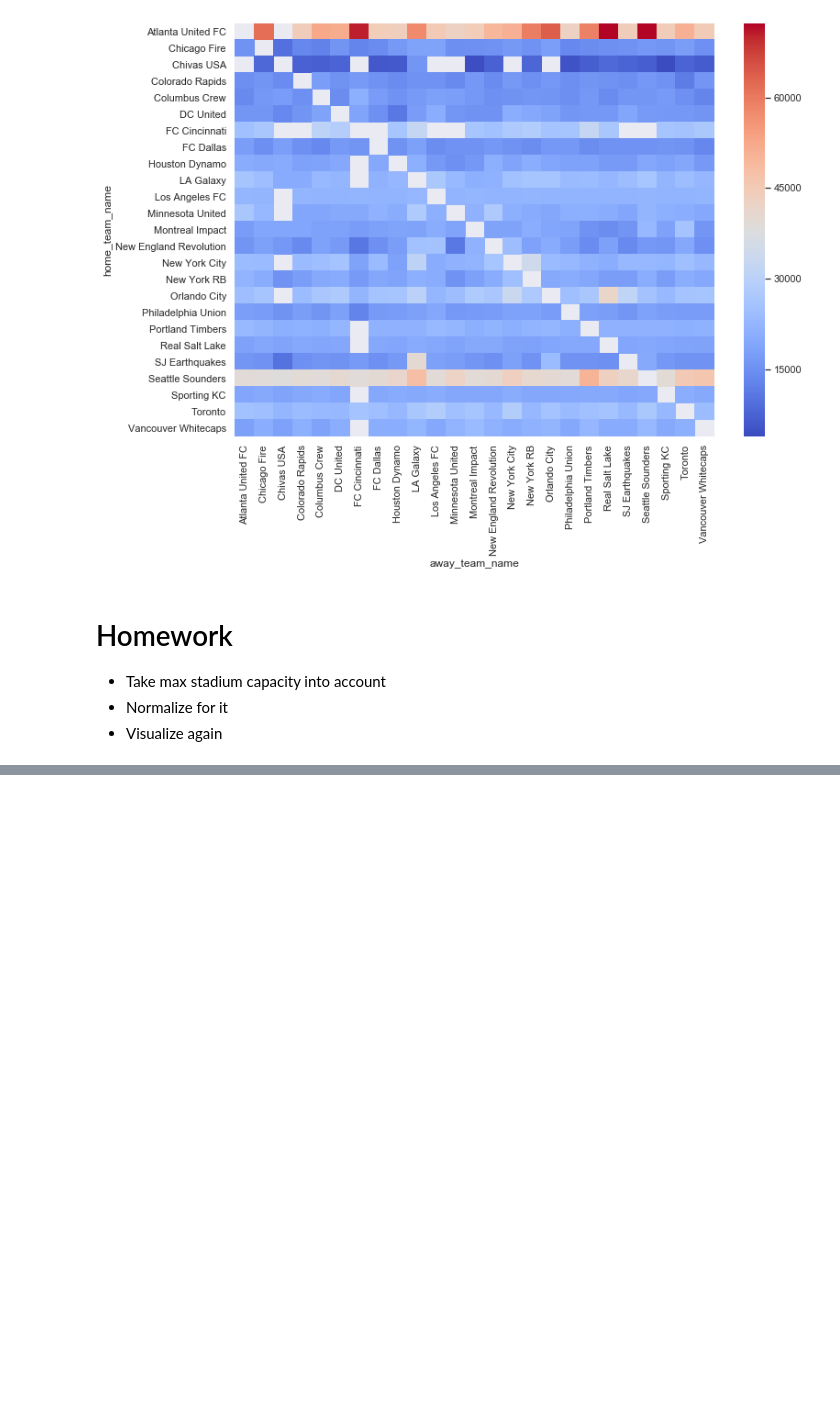
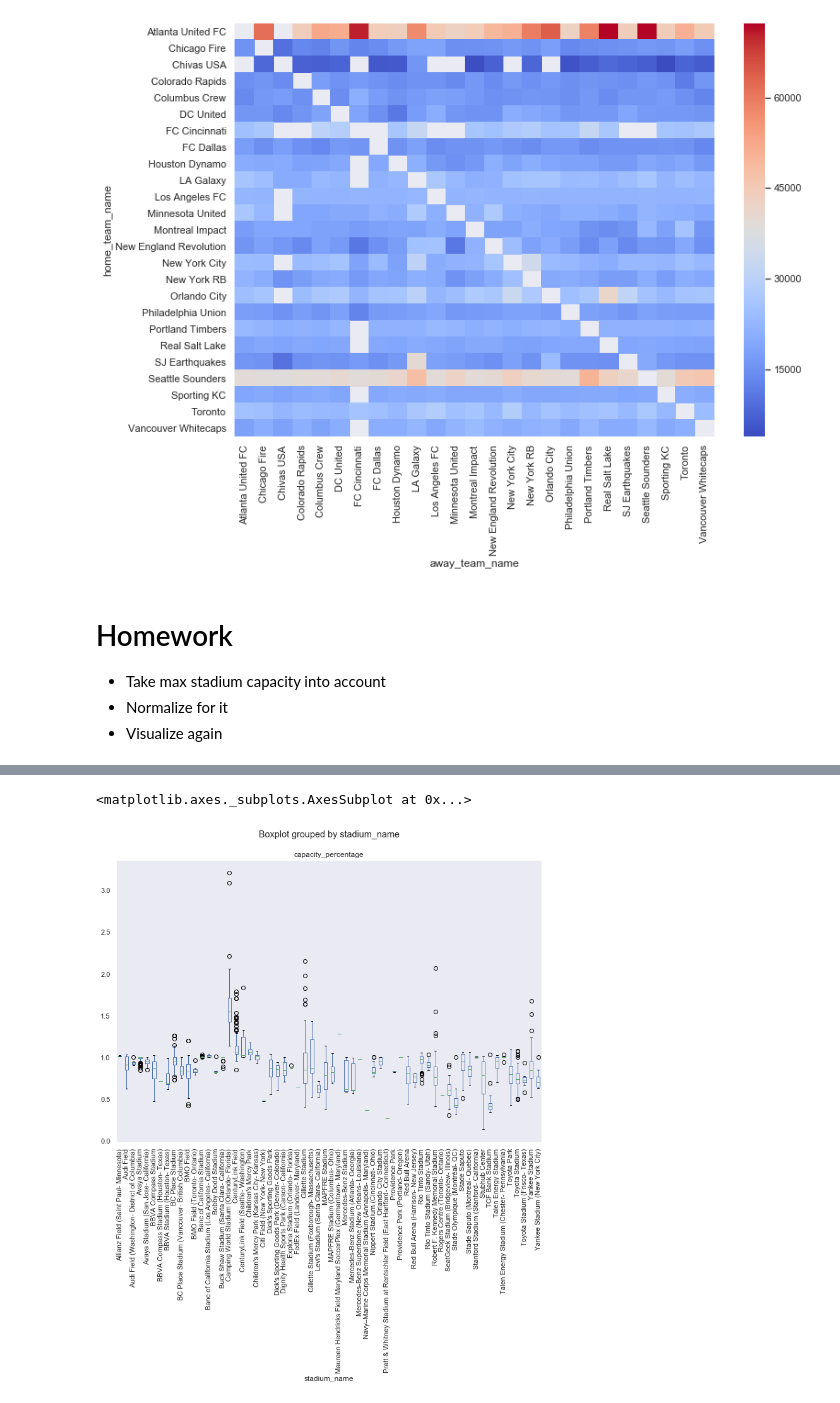
Before and after one commit to novgreenc/SportsDataStudyGroup, a Jupyter notebook: Notebooks/Attendance.ipynb, the cells around one changed output, grey strips where cells are left out. Drawn from its saved outputs; the diff is of its cells as text; code cells hidden in the pictures; blank space fills up the shorter version.

```diff
--- a/Notebooks/Attendance.ipynb
+++ b/Notebooks/Attendance.ipynb
@@ -74,0 +176,8 @@ sns.heatmap(table, cmap='coolwarm')
+# %%
+games_and_stadium_details.boxplot(by='stadium_name',
+                       column=['capacity_percentage'],
+                       grid=False,
+                       rot=90)
+# %% [output]
+<matplotlib.axes._subplots.AxesSubplot at 0x...>
+[figure, added]
```
Also changed, not shown: parts of 16 cells of this notebook, 2 other files.
